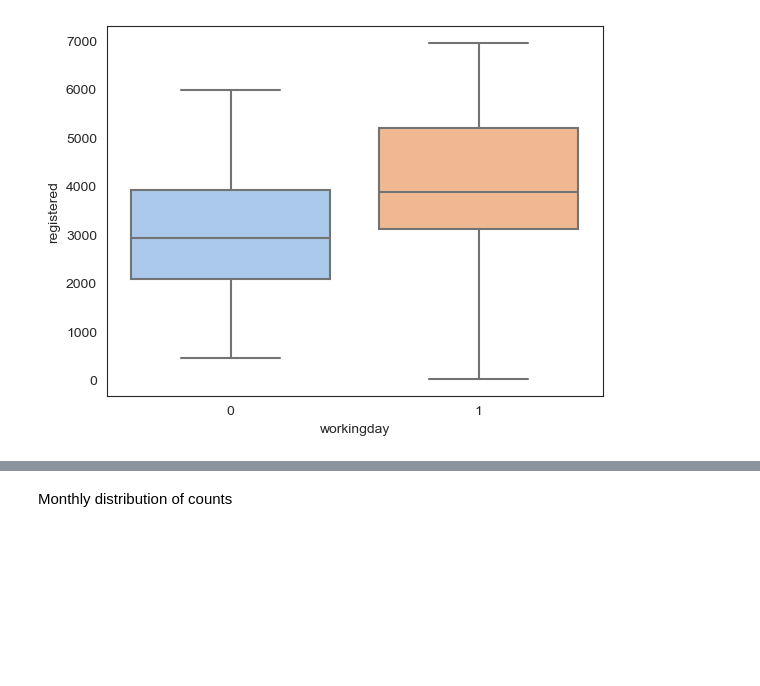
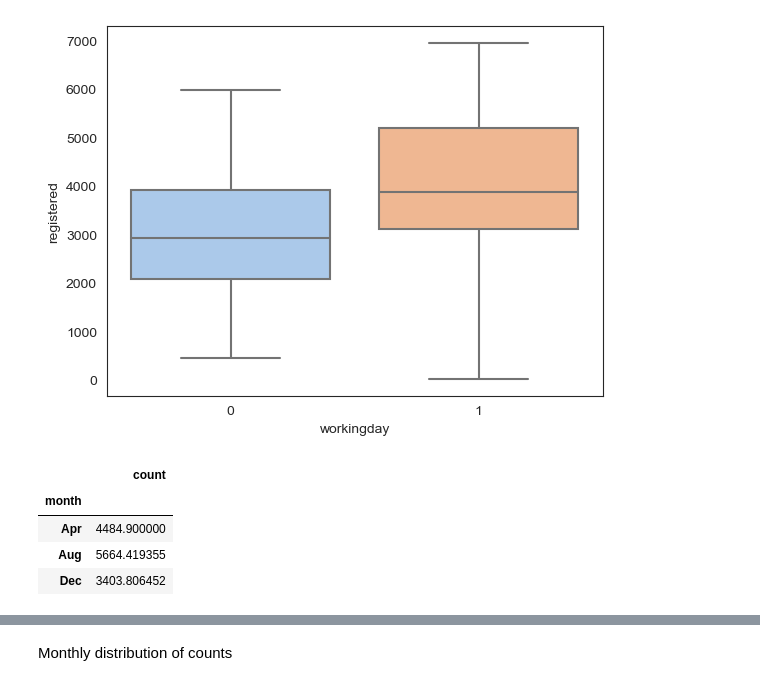
Before and after one commit to NiaLucia/Sprint2, a Jupyter notebook: Bike Project/BikeEDA.ipynb, the cells around one changed output, grey strips where cells are left out. Saved outputs shown, nothing was run; the diff lists cells and outputs as text; code cells hidden in the pictures; blank space fills up the shorter version.

```diff
--- a/Bike Project/BikeEDA.ipynb
+++ b/Bike Project/BikeEDA.ipynb
@@ -322,3 +326,12 @@ sns.boxplot(data=day, x= 'workingday', y= 'registered')
 # %% [output]
 <AxesSubplot:xlabel='workingday', ylabel='registered'>
 [figure]
+# %%
+monthly_count = day.groupby('month').agg({'count': 'mean'})
+monthly_count.head(3)
+# %% [output]
+|  | count |
+| month |  |
+| Apr | 4484.900000 |
+| Aug | 5664.419355 |
+| Dec | 3403.806452 |
```
Also changed, not shown: parts of 9 cells of this notebook.
